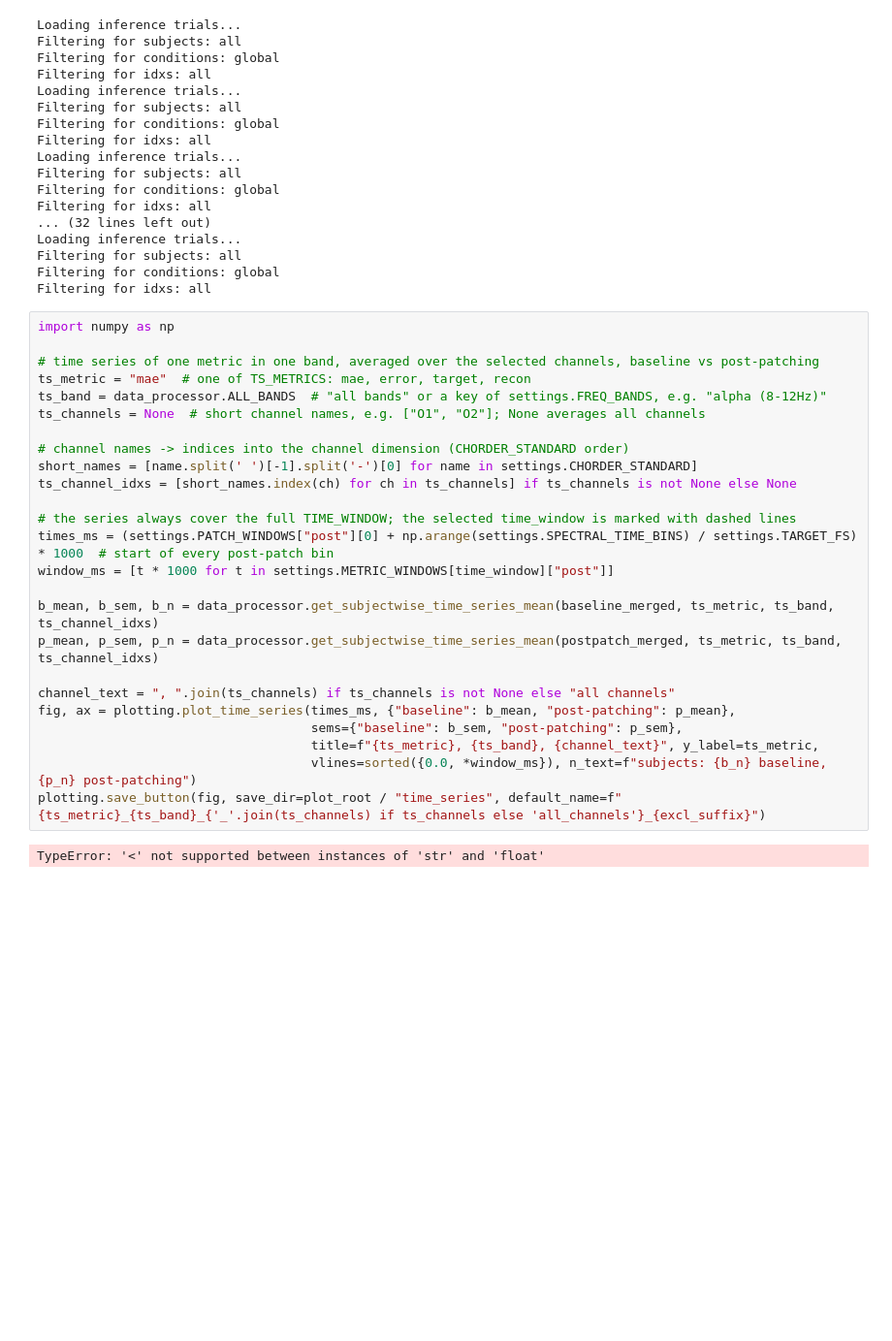
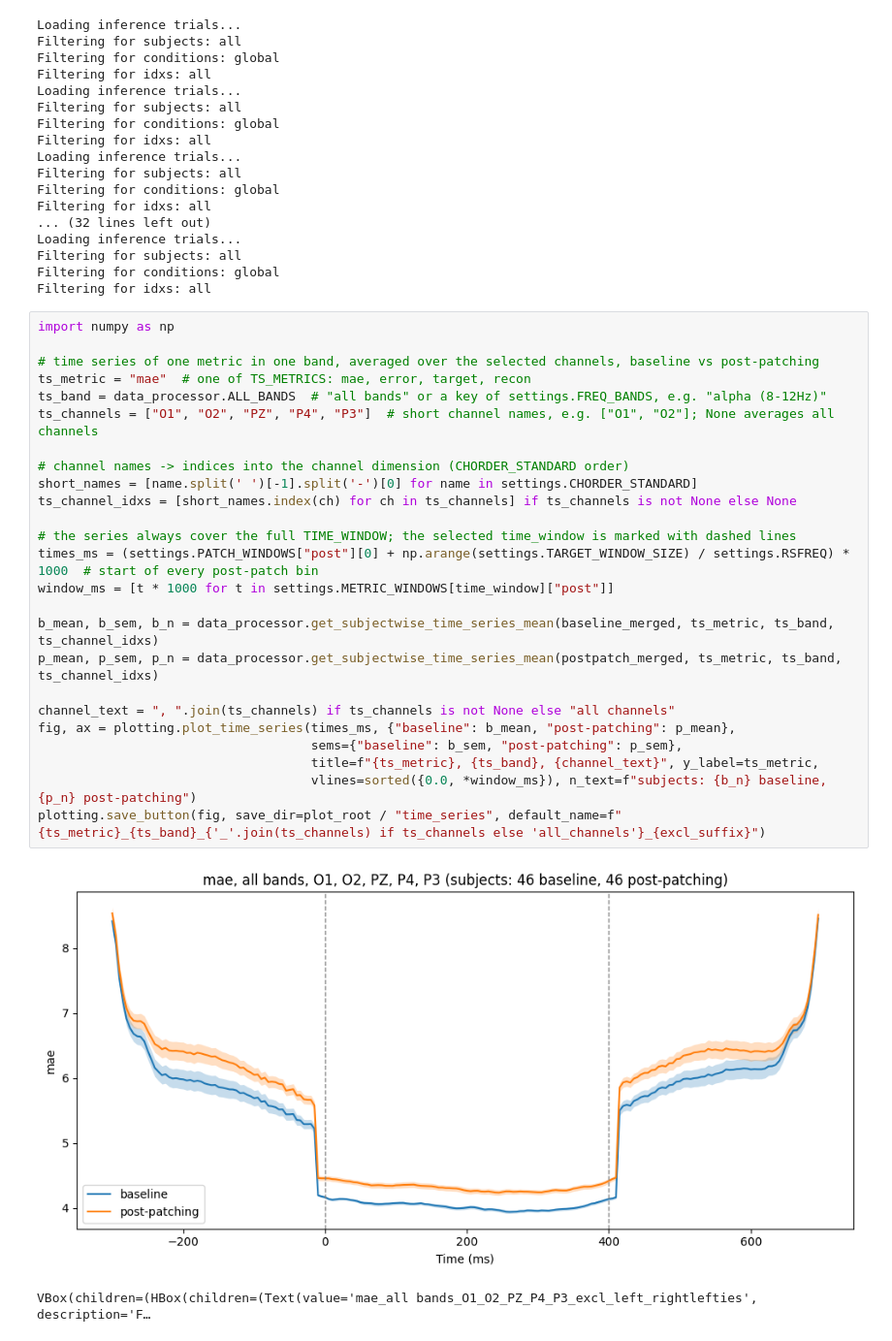
Before and after one commit to gaborab/plasticity_foundation, a Jupyter notebook: notebooks/plasticity_tensor_analysis.ipynb, the cells around one changed output. Shown at 97% size. Drawn from its saved outputs; the diff is of its cells as text; blank space fills up the shorter version.

```diff
--- a/notebooks/plasticity_tensor_analysis.ipynb
+++ b/notebooks/plasticity_tensor_analysis.ipynb
@@ -140,30 +140,31 @@ Filtering for idxs: all
 # %%
 import numpy as np
 
 # time series of one metric in one band, averaged over the selected channels, baseline vs post-patching
 ts_metric = "mae"  # one of TS_METRICS: mae, error, target, recon
 ts_band = data_processor.ALL_BANDS  # "all bands" or a key of settings.FREQ_BANDS, e.g. "alpha (8-12Hz)"
-ts_channels = None  # short channel names, e.g. ["O1", "O2"]; None averages all channels
+ts_channels = ["O1", "O2", "PZ", "P4", "P3"]  # short channel names, e.g. ["O1", "O2"]; None averages all channels
 
 # channel names -> indices into the channel dimension (CHORDER_STANDARD order)
 short_names = [name.split(' ')[-1].split('-')[0] for name in settings.CHORDER_STANDARD]
 ts_channel_idxs = [short_names.index(ch) for ch in ts_channels] if ts_channels is not None else None
 
 # the series always cover the full TIME_WINDOW; the selected time_window is marked with dashed lines
-times_ms = (settings.PATCH_WINDOWS["post"][0] + np.arange(settings.SPECTRAL_TIME_BINS) / settings.TARGET_FS) * 1000  # start of every post-patch bin
+times_ms = (settings.PATCH_WINDOWS["post"][0] + np.arange(settings.TARGET_WINDOW_SIZE) / settings.RSFREQ) * 1000  # start of every post-patch bin
 window_ms = [t * 1000 for t in settings.METRIC_WINDOWS[time_window]["post"]]
 
 b_mean, b_sem, b_n = data_processor.get_subjectwise_time_series_mean(baseline_merged, ts_metric, ts_band, ts_channel_idxs)
 p_mean, p_sem, p_n = data_processor.get_subjectwise_time_series_mean(postpatch_merged, ts_metric, ts_band, ts_channel_idxs)
 
 channel_text = ", ".join(ts_channels) if ts_channels is not None else "all channels"
 fig, ax = plotting.plot_time_series(times_ms, {"baseline": b_mean, "post-patching": p_mean},
                                     sems={"baseline": b_sem, "post-patching": p_sem},
                                     title=f"{ts_metric}, {ts_band}, {channel_text}", y_label=ts_metric,
                                     vlines=sorted({0.0, *window_ms}), n_text=f"subjects: {b_n} baseline, {p_n} post-patching")
 plotting.save_button(fig, save_dir=plot_root / "time_series", default_name=f"{ts_metric}_{ts_band}_{'_'.join(ts_channels) if ts_channels else 'all_channels'}_{excl_suffix}")
 # %% [output]
+[figure, added]
-TypeError: '<' not supported between instances of 'str' and 'float'
+VBox(children=(HBox(children=(Text(value='mae_all bands_O1_O2_PZ_P4_P3_excl_left_rightlefties', description='F…
 # %%
 # every band in one figure (all bands + the bands selected above), for the error metric, the target signal and its reconstruction
 grid_metrics = [ts_metric, "target", "recon"]  # any of TS_METRICS; "target" is the signal the model reconstructs, "recon" its reconstruction
```
Also changed, not shown: parts of 2 cells of this notebook, 2 other files.
